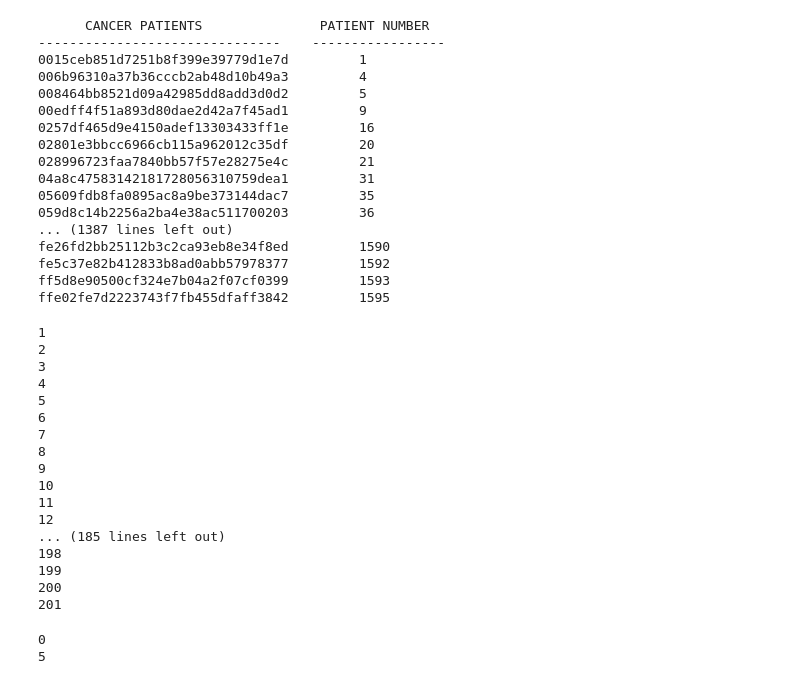
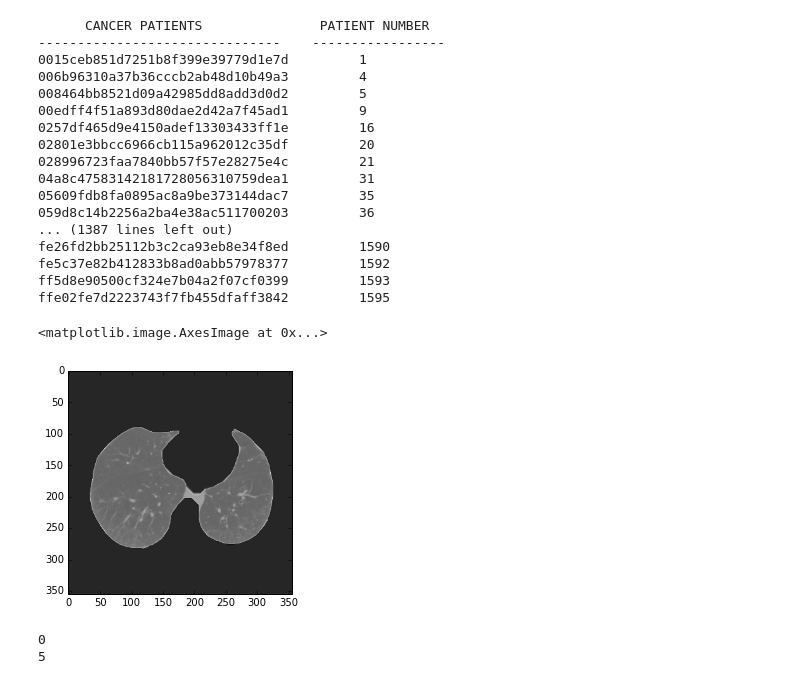
Before and after one commit to Cjeschke91/lungCancer, a Jupyter notebook: lungCancerAllPatients.ipynb, the cells around one changed output. Saved outputs shown, nothing was run; the diff lists cells and outputs as text; code cells hidden in the pictures.

Commit message:
watershed for all patients

```diff
--- a/lungCancerAllPatients.ipynb
+++ b/lungCancerAllPatients.ipynb
@@ -214,9 +294,9 @@ def segment_lung_mask(image, fill_lung_structures=True):
 #patient_name_number = []
 
 import h5py
-h5File=h5py.File('segmented_lungs_1-899_100x100x100.h5','w')
+h5File=h5py.File('watershed_ims_1-99.h5','w')
 
-for i in range(1,900):
+for i in range(1,100):
     print i
 
     patient_number = i
@@ -226,14 +306,20 @@ for i in range(1,900):
     #patient_pixels_notHU = np.stack([s.pixel_array for s in patient_info])
     #patient_pixels_notHU = patient_pixels_notHU.astype(np.int16)
 
-    pix_resampled, spacing = resample(patient_pixels, patient_info, [1,1,1])
-    segmented_lungs_fill = segment_lung_mask(pix_resampled, True)
+    #pix_resampled, spacing = resample(patient_pixels, patient_info, [1,1,1])
+    test_segmented = np.zeros(patient_pixels.shape)
 
-    get_high_vals = segmented_lungs_fill == 0
-    pix_resampled[get_high_vals] = -1024
+    for j in range(0,test_segmented.shape[0]):
+        test_segmented[j] = seperate_lungs(patient_pixels[j])
 
-    dsfactor = [w/float(f) for w,f in zip((100,100,100), pix_resampled.shape)]
-    pix_resampled = nd.interpolation.zoom(pix_resampled, zoom=dsfactor)
+    pix_resampled, spacing = resample(test_segmented, patient_info, [1,1,1])
+    #segmented_lungs_fill = segment_lung_mask(pix_resampled, True)
+
+    #get_high_vals = segmented_lungs_fill == 0
+    #pix_resampled[get_high_vals] = -1024
+
+    #dsfactor = [w/float(f) for w,f in zip((100,100,100), pix_resampled.shape)]
+    #pix_resampled = nd.interpolation.zoom(pix_resampled, zoom=dsfactor)
 
     h5File.create_dataset(patients[i], data=pix_resampled)
 
@@ -246,24 +332,11 @@ print ('DONE')
 
 h5File.flush()
 h5File.close()
-# %% [output]
-1
-2
-3
-4
-5
-6
-7
-8
-9
-10
-11
-12
-... (185 lines left out)
-198
-199
-200
-201
+# %%
+plt.imshow(pix_resampled[150],cmap='gray')
+# %% [output]
+<matplotlib.image.AxesImage at 0x...>
+[figure, added]
 # %%
 import h5py
 h5File=h5py.File('segmented_lungs_all_100x100x100.h5','w')
```
Also changed, not shown: parts of 3 cells of this notebook.
